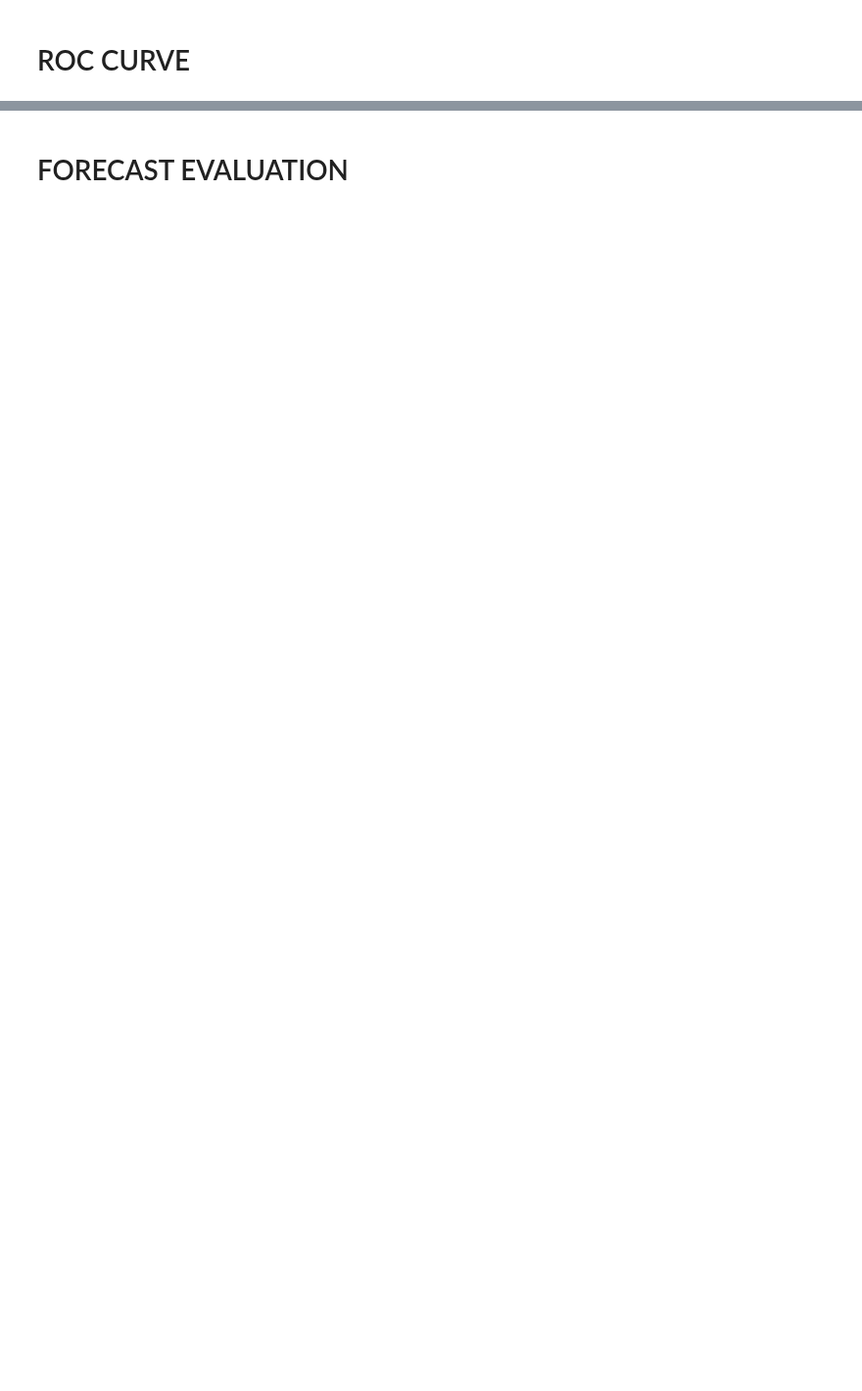
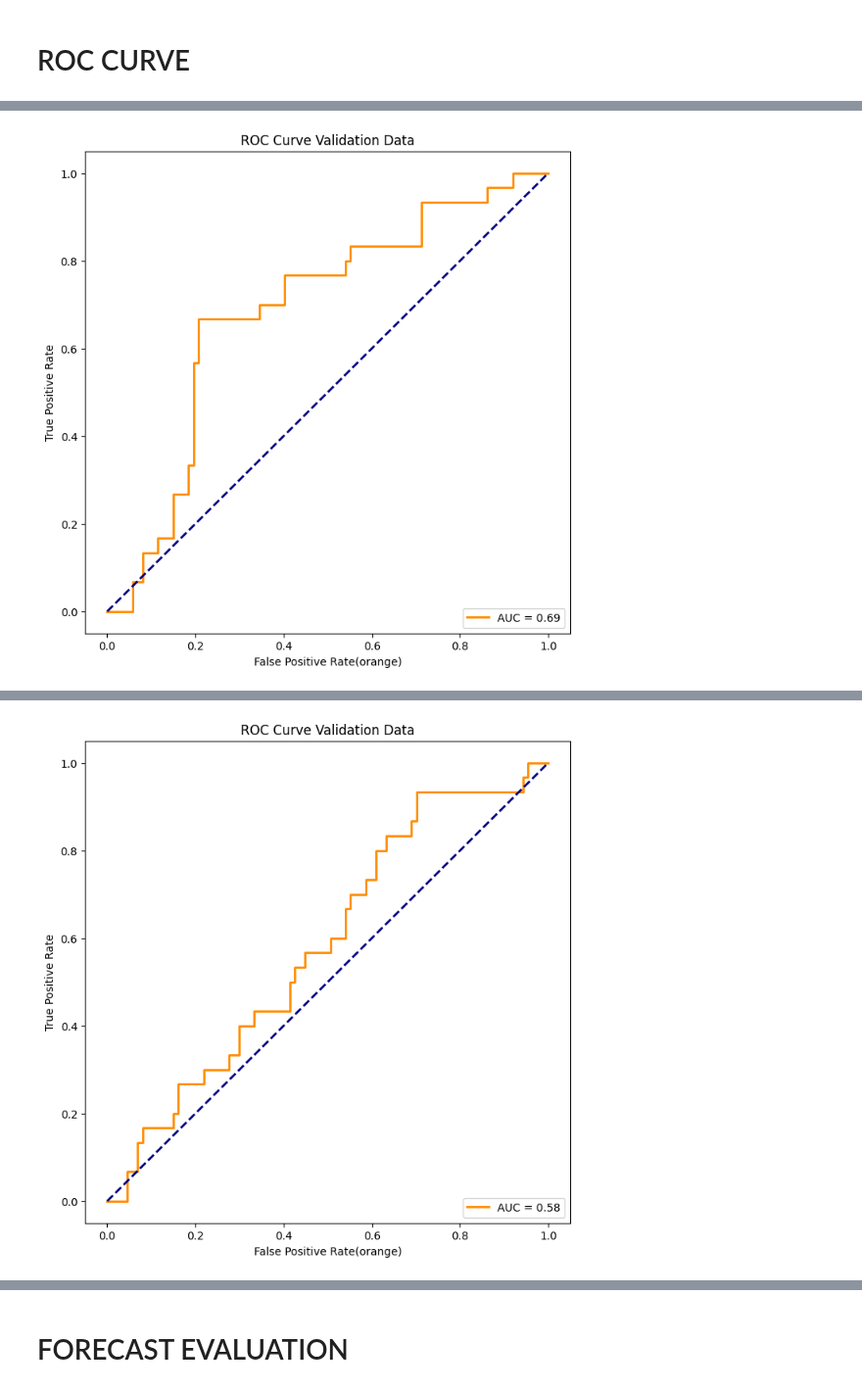
Before and after one commit to DanPinGar/python-machine-learning, a Jupyter notebook: emboendo_ML/embo_CNN_lab/CNN_lab_MODEL_ARCHITECTURE.ipynb, the cells around one changed output, grey strips where cells are left out. Shown at 98% size. Drawn from its saved outputs; the diff is of its cells as text; code cells hidden in the pictures; blank space fills up the shorter version.

```diff
--- a/emboendo_ML/embo_CNN_lab/CNN_lab_MODEL_ARCHITECTURE.ipynb
+++ b/emboendo_ML/embo_CNN_lab/CNN_lab_MODEL_ARCHITECTURE.ipynb
@@ -326,4 +235,5 @@ for model in modelos:
     roc_auc_false = auc(fpr_val, tpr_val)
     roc_aucs.append(roc_auc_false)
 
-    #CNN_lib.plot_roc_curve(fpr_val,tpr_val,roc_auc_false)
+    CNN_lib.plot_roc_curve(fpr_val,tpr_val,roc_auc_false)
+# %% [output]
@@ -329,0 +241 @@ for model in modelos:
+[figure, added]
@@ -330,2 +243,3 @@ for model in modelos:
+[figure, added]
 # %%
 CNN_lib.list_plot(roc_aucs,title='AUCS',ylabel='Roc AUC')
```
Also changed, not shown: parts of 18 cells of this notebook, 6 other files.
